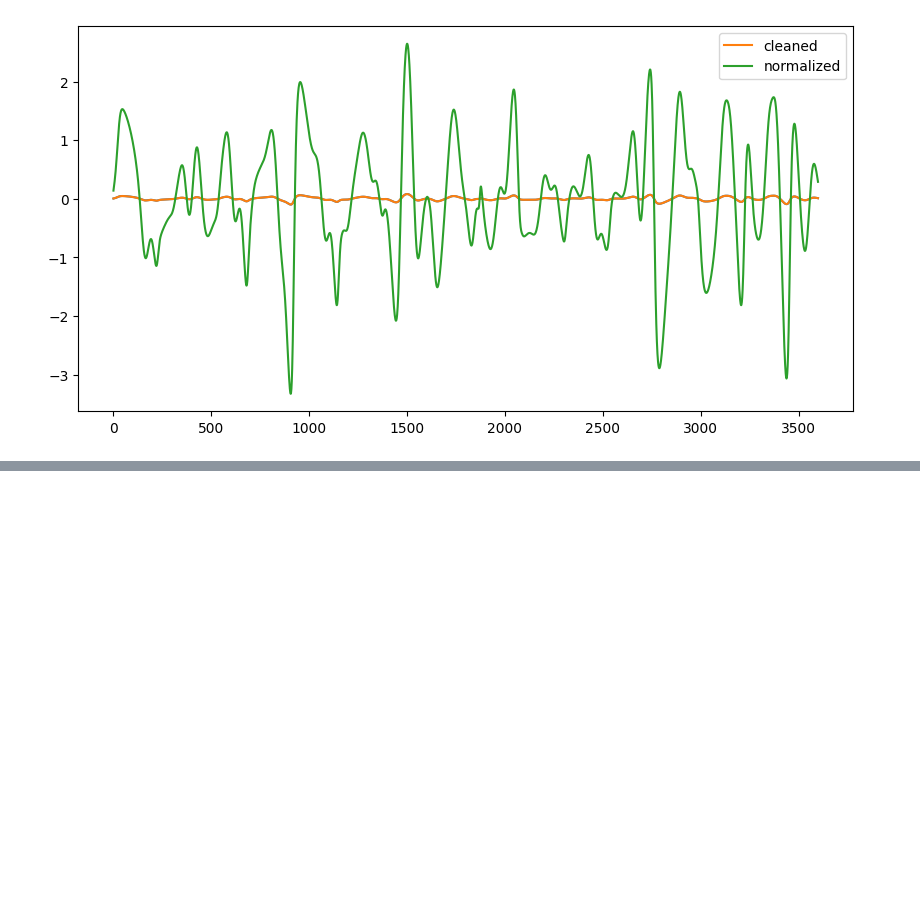
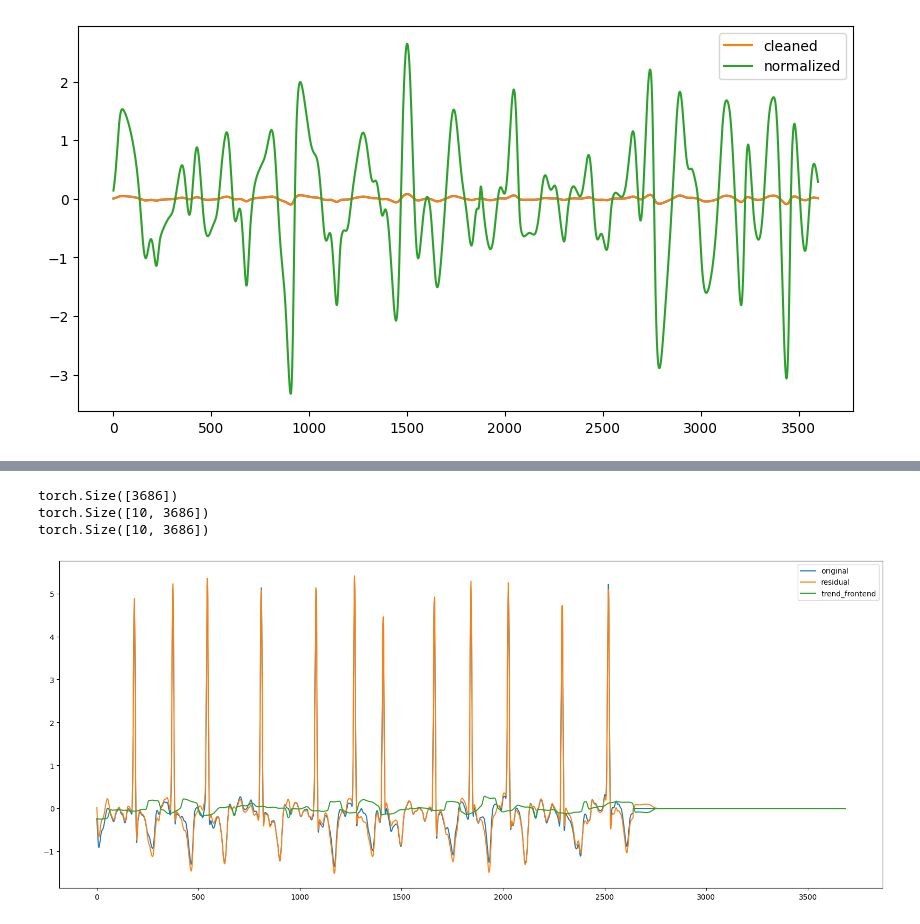
Before and after one commit to luna97/MIT-BIH_ecg_arrhytmia, a Jupyter notebook: test.ipynb, the cells around one changed output, grey strips where cells are left out. Saved outputs shown, nothing was run; the diff lists cells and outputs as text; code cells hidden in the pictures; blank space fills up the shorter version.

```diff
--- a/test.ipynb
+++ b/test.ipynb
@@ -497 +476,64 @@ torch.Size([4096])
+# %%
+from torch import nn
+class MovingAvg(nn.Module):
+    def __init__(self, moving_avg, front_end):
+        super(MovingAvg, self).__init__()
+        self.kernel_size = moving_avg
+        self.avg = nn.AvgPool1d(kernel_size=moving_avg, stride=1, padding=0)
+        self.front_end = front_end
+
+    def forward(self, x):
+        # padding on the both ends of time series
+        if not self.front_end:
+            front = x[:, 0:1, :].repeat(1, self.kernel_size-1, 1)
+            x = torch.cat([front, x], dim=1)
+
+        else:
+            front = x[:, 0:1, :].repeat(1, (self.kernel_size - 1) // 2, 1)
+            end = x[:, -1:, :].repeat(1, (self.kernel_size - 1) // 2, 1)
+            x = torch.cat([front, x, end], dim=1)
+
+        x = self.avg(x.permute(0, 2, 1))
+        x = x.permute(0, 2, 1)
+        return x
+
+
+class SeriesDecomposition(nn.Module):
+    """
+    Series decomposition block
+    """
+    def __init__(self, kernel_size, front_end):
+        super(SeriesDecomposition, self).__init__()
+        self.moving_avg = MovingAvg(kernel_size, front_end)
+
+    def forward(self, x):
+        moving_mean = self.moving_avg(x)
+        res = x - moving_mean
+        return res, moving_mean
+
+sd = SeriesDecomposition(251, front_end=True)
+
+sample = next(iter(train_dataloader))
+
+decomposed = sd(sample['signal'])
+
+#fft = torch.fft(sample['signal'], dim=1)
+
+print(sample['signal'][0].squeeze().shape)
+print(decomposed[0].squeeze().shape)
+print(decomposed[1].squeeze().shape)
+
+# plot the first sample
+plt.figure(figsize=(20, 8))
+plt.plot(sample['signal'][0].squeeze().cpu().numpy(), label='original')
+plt.plot(decomposed[0][0].squeeze().cpu().numpy(), label='residual')
+plt.plot(decomposed[1][0].squeeze().cpu().numpy(), label='trend_frontend')
+# plt.plot(sd_f(sample['signal'])[0][0].squeeze().cpu().numpy(), label='trend_actual')
+plt.legend()
+plt.show()
+# %% [output]
+torch.Size([3686])
+torch.Size([10, 3686])
+torch.Size([10, 3686])
+[figure, added]
 # %%
```
Also changed, not shown: parts of 6 cells of this notebook, 10 other files.
